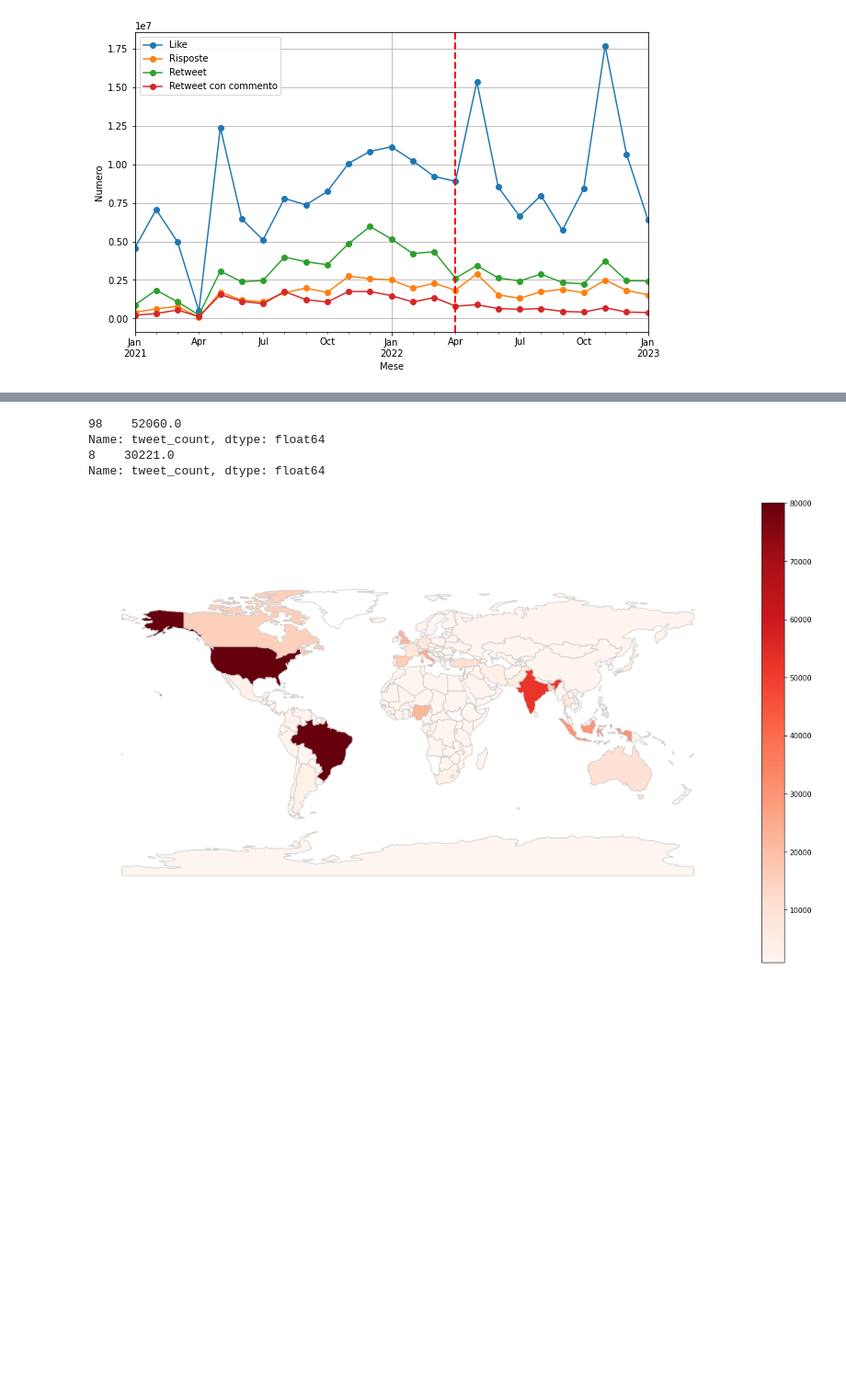
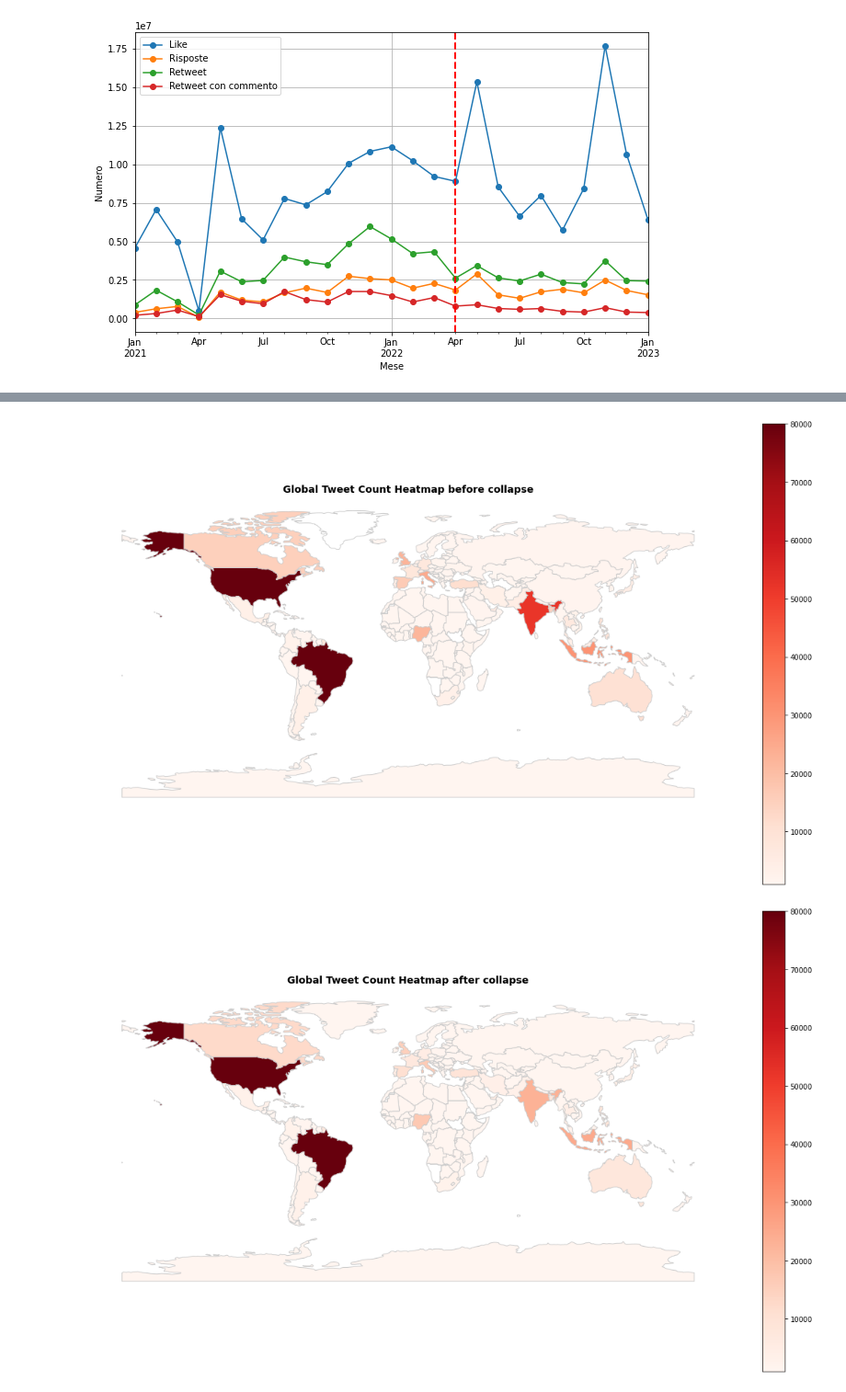
Before and after one commit to isabellamarasco/Blockchain_project, a Jupyter notebook: analysis.ipynb, the cells around one changed output, grey strips where cells are left out. Shown at 92% size. Drawn from its saved outputs; the diff is of its cells as text; code cells hidden in the pictures; blank space fills up the shorter version.

```diff
--- a/analysis.ipynb
+++ b/analysis.ipynb
@@ -661,57 +437,45 @@ def get_country_code(country_name):
         return country.alpha_2
     return 'N/A'
 
+# map before collapse
+world_before = gpd.read_file('ne_110m_admin_0_countries/ne_110m_admin_0_countries.shp')
 # Applicazione della funzione get_country_code al DataFrame world per ottenere i country codes
 world_before['country_code'] = world_before['ADMIN'].apply(get_country_code)
-
 before = df[df['created_at'] <= '2022-04-30']
-
 # Calcolo del numero di tweet per ogni paese
 tweet_count_before = before['geo.country_code'].value_counts()
-
 tweet_count_before.head()
-
 tweet_counts_df = pd.DataFrame({'country_code': tweet_count_before.index, 'tweet_count': tweet_count_before.values})
-
-
 # Merge tra il DataFrame world e tweet_counts_df utilizzando il country code come chiave
 world_before = world_before.merge(tweet_counts_df, on='country_code', how='left')
 
-#print number of tweet in India and Indonesia
-print(world_before[world_before['ADMIN'] == 'India']['tweet_count'])
-print(world_before[world_before['ADMIN'] == 'Indonesia']['tweet_count'])
+# map after collapse
+world_after = gpd.read_file('ne_110m_admin_0_countries/ne_110m_admin_0_countries.shp')
+world_after['country_code'] = world_after['ADMIN'].apply(get_country_code)
+after = df[df['created_at'] > '2022-04-30']
+
+tweet_count_after = after['geo.country_code'].value_counts()
+tweet_counts_df = pd.DataFrame({'country_code': tweet_count_after.index, 'tweet_count': tweet_count_after.values})
+world_after = world_after.merge(tweet_counts_df, on='country_code', how='left')
-# %% [output]
-98    52060.0
-Name: tweet_count, dtype: float64
-8    30221.0
-Name: tweet_count, dtype: float64
 # %%
-# Crea la figura e gli assi
-fig, ax = plt.subplots(figsize=(20, 12))
+def plot_map(world_data, title):
+    fig, ax = plt.subplots(figsize=(20, 12))
+    cmap = 'Reds'
+    cbar_label = 'Tweet Count'
+    vmax = 80000
 
-# Personalizza la colormap
-cmap = 'Reds'  # Colormap
-cbar_label = 'Tweet Count'  # Etichetta della colorbar
+    world_data.plot(column='tweet_count', cmap=cmap, linewidth=1, ax=ax, edgecolor='0.8', alpha=1, legend=True, vmax=vmax, vmin=1000, missing_kwds={'color': 'none'})
 
-# Imposta il limite massimo di intensità di colore
-vmax = 80000  # Limite massimo di intensità di colore
+    ax.set_axis_off()
+    ax.set_title(title, fontweight='bold', fontsize=14)
 
-# Disegna la heatmap con limite massimo di intensità di colore e valori mancanti bianchi
-world_before.plot(column='tweet_count', cmap=cmap, linewidth=1, ax=ax, edgecolor='0.8', alpha=1, legend=True, vmax=vmax, vmin=1000, missing_kwds={'color': 'none'})
+    sm = plt.cm.ScalarMappable(cmap=cmap)
+    sm.set_array([])
 
-# Rimuovi gli assi
-ax.set_axis_off()
+    plt.show()
 
-# Aggiungi un titolo
-#ax.set_title('Global Tweet Count Heatmap before 30/04/2022', fontweight='bold', fontsize=14)
-
-# Aggiungi una colorbar
-sm = plt.cm.ScalarMappable(cmap=cmap)
-sm.set_array([])
-#cbar = fig.colorbar(sm, ax=ax, fraction=0.046, pad=0.04)
-#cbar.set_label(cbar_label, rotation=90)
-
-# Mostra il plot
-plt.show()
+plot_map(world_before, 'Global Tweet Count Heatmap before collapse')
+plot_map(world_after, 'Global Tweet Count Heatmap after collapse')
 # %% [output]
-[figure, old version]
+[figure, new version]
+[figure, added]
```
Also changed, not shown: parts of 30 cells of this notebook, 3 other files.
